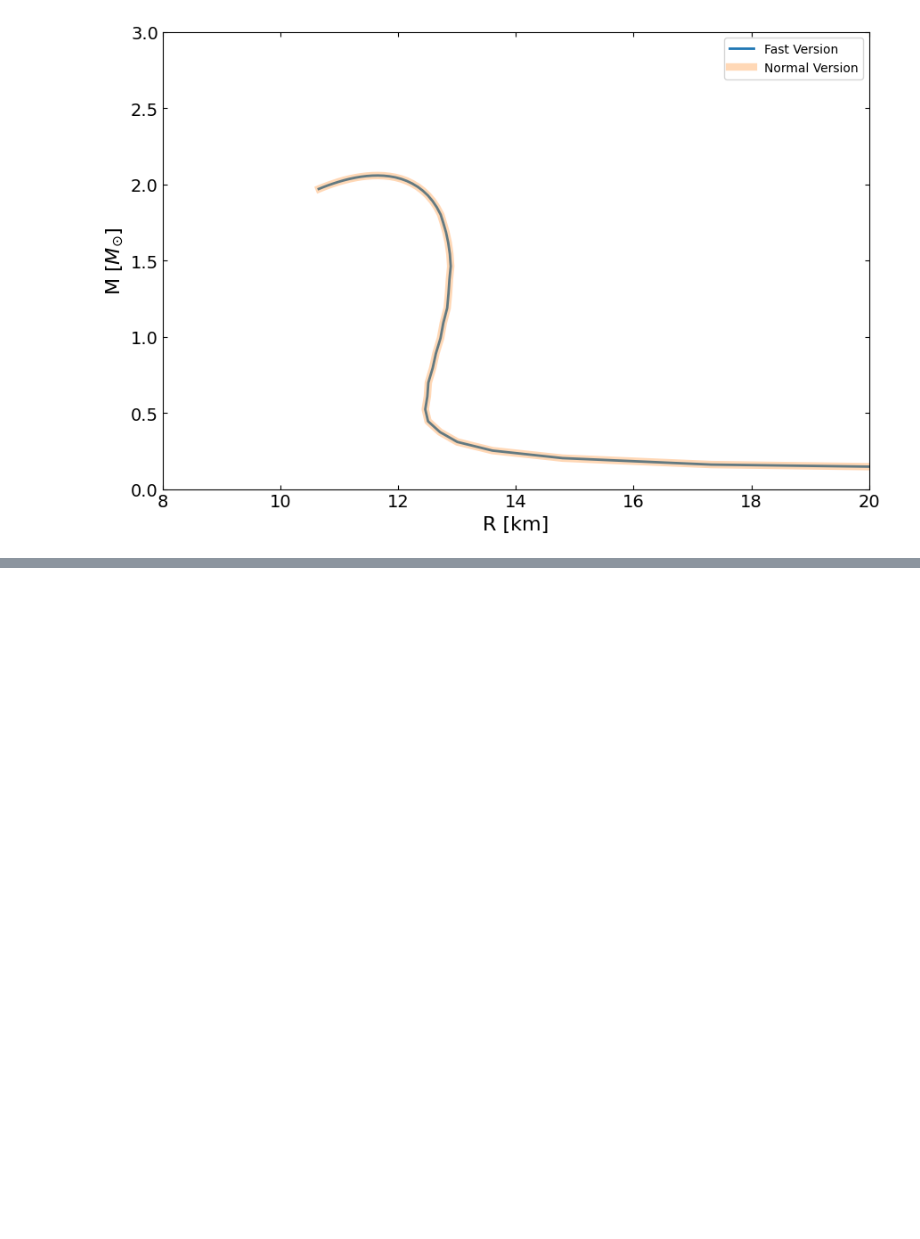
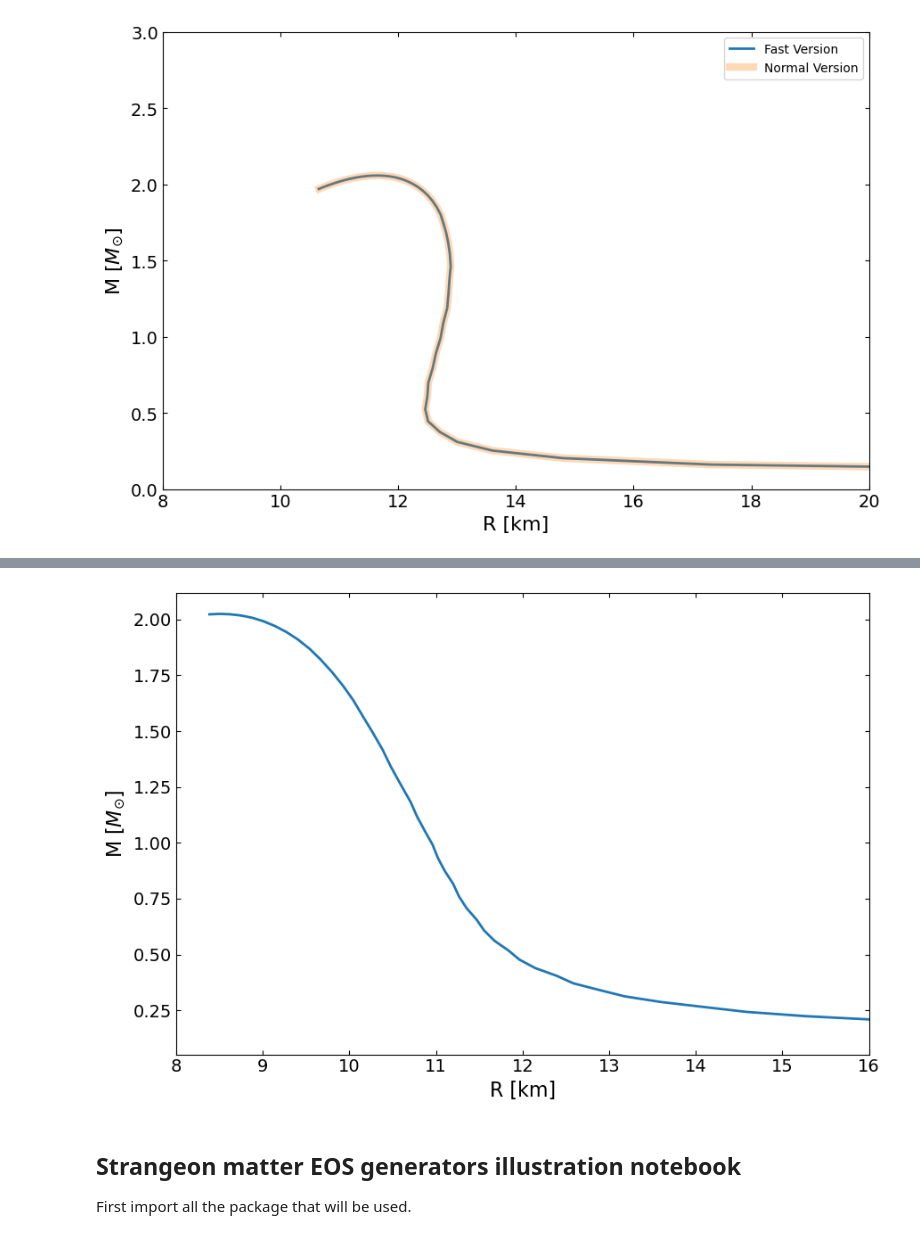
Before and after one commit to ChunHuangPhy/CompactOject, a Jupyter notebook: Test_Case/test_EOSgenerators.ipynb, the cells around one changed output, grey strips where cells are left out. Drawn from its saved outputs; the diff is of its cells as text; code cells hidden in the pictures; blank space fills up the shorter version.

```diff
--- a/Test_Case/test_EOSgenerators.ipynb
+++ b/Test_Case/test_EOSgenerators.ipynb
@@ -200,0 +222,5 @@ plt.show()
+# %%
+Tolos_crust_out = np.loadtxt("Test_Case/Tolos_crust_out.txt")
+eps_crust_T_out = Tolos_crust_out[:, 3] * g_cm_3
+pres_crust_T_out = Tolos_crust_out[:, 4] * dyn_cm_2
+eps_com, pres_com = crust.PolyInterpolate(eps_crust_T_out, pres_crust_T_out)
@@ -200,0 +229,2 @@ plt.show()
+# %%
+rho_ns = 267994004080000.03# saturation density in cgs
@@ -200,0 +233,6 @@ plt.show()
+# %%
+theta = [1.0, 2.5, 3.0, 1*rho_ns, 4.5*rho_ns]# define the parameters
+density = np.logspace(14.3,15.6,1000) # the core density from 10^(14.3) g/cm^3 to 10^(15.6) g/cm^3
+pressures = Polytrope.polytrope(density, theta)
+eps_total = np.array([*eps_com, *density*g_cm_3])
+pres_total = np.array([*pres_com, *pressures])
@@ -200,0 +245,19 @@ plt.show()
+# %%
+MR = main.OutputMR('',eps_total,pres_total)
+# %%
+fig, ax = plt.subplots(1, 1, figsize=(9, 6))
+ax.plot(MR[:,0]/km , MR[:,1]/Msun, lw=2)
+
+ax.set_ylabel(r"M [$M_{\odot}$]", fontsize=16)
+ax.set_xlabel("R [km]", fontsize=16)
+ax.set_xlim(8,16)
+ax.tick_params(top=1, right=1, which="both", direction="in", labelsize=14)
+ax.tick_params(top=1, right=1, which="both", direction="in", labelsize=14)
+fig.tight_layout()
+plt.show()
+# %% [output]
+[figure, added]
+# %% [markdown]
+## Strangeon matter EOS generators illustration notebook
+
+First import all the package that will be used.
```
Also changed, not shown: parts of 29 cells of this notebook.
